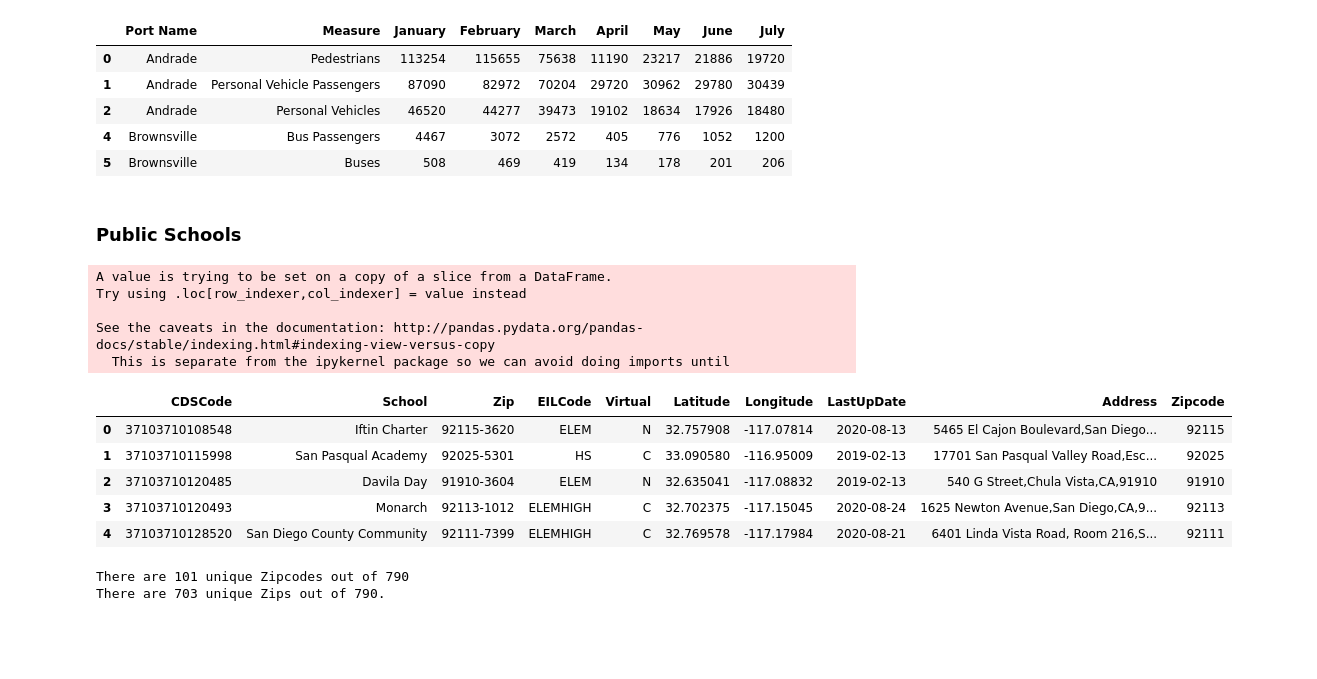
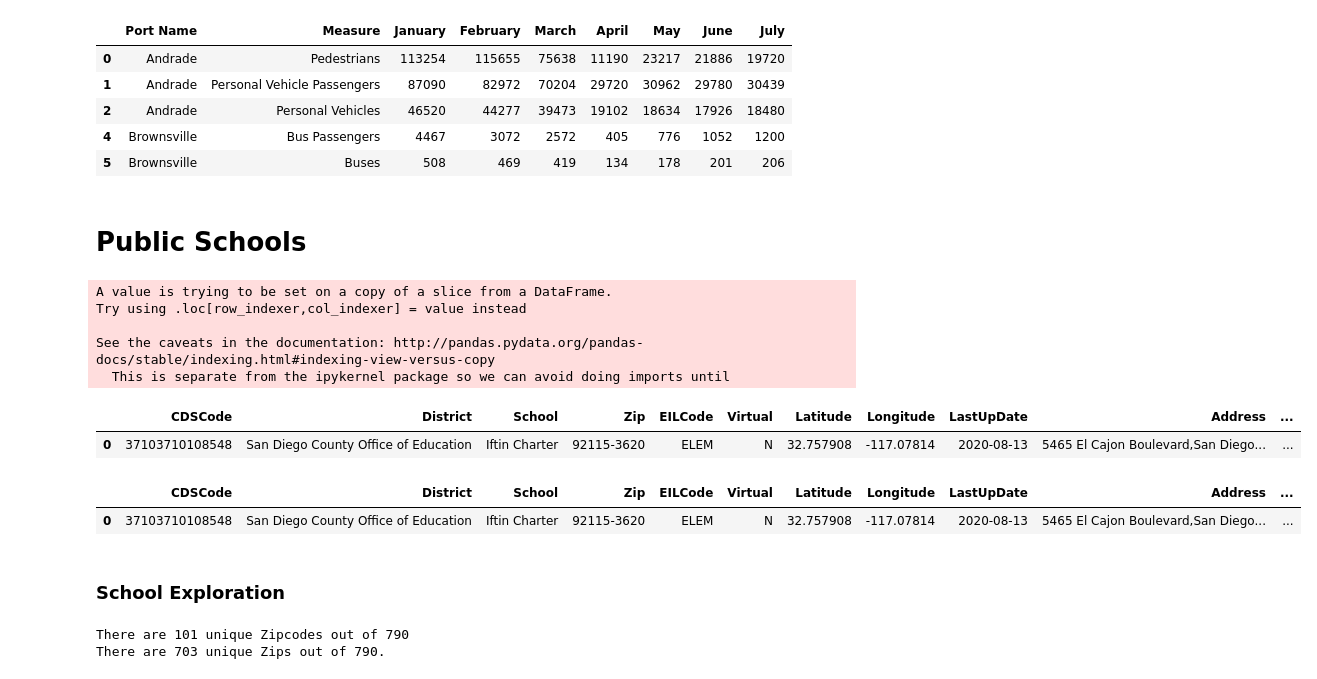
Before and after one commit to renaldyh27/COVID-Cool-for-School, a Jupyter notebook: Everything Cleaned.ipynb, the cells around one changed output. Drawn from its saved outputs; the diff is of its cells as text; code cells hidden in the pictures; blank space fills up the shorter version.

```diff
--- a/Everything Cleaned.ipynb
+++ b/Everything Cleaned.ipynb
@@ -101,7 +98,7 @@ border.head(5)
 | 4 | Brownsville | Bus Passengers | 4467 | 3072 | 2572 | 405 | 776 | 1052 | 1200 |
 | 5 | Brownsville | Buses | 508 | 469 | 419 | 134 | 178 | 201 | 206 |
 # %% [markdown]
-### Public Schools
+# Public Schools
 # %%
 schools = pd.read_csv('Datasets/pubschools_info.csv')
 
@@ -111,8 +108,8 @@ cols_to_drop = ["NCESDist","NCESSchool","StreetAbr","MailStreet","MailStrAbr","M
                "MailZip","MailState","Ext","FaxNumber","Email","Phone","WebSite","CharterNum",
                 "FundingType","DOC","DOCType","EdOpsCode","EdOpsName","Magnet","FederalDFCDistrictID",
                 "AdmFName","AdmLName","AdmEmail","YearRoundYN",'Charter','State',
-                 'District', 'OpenDate',"SOC", "SOCType", "EILName","GSoffered","GSserved",'ClosedDate']
-
+                  'OpenDate',"SOC", "SOCType", "EILName","GSoffered","GSserved",'ClosedDate']
+#District
 schools = schools.drop(cols_to_drop, axis=1)
 # %%
 clean1 = schools.loc[schools['StatusType'] == 'Active'] #Keeps only active schools
@@ -140,11 +137,7 @@ schools = schools.assign(Address = address).drop(["Street",'City'],axis = 1)
 schools = schools.assign(Zipcode = schools['Zip'].str.slice(0,5))
 schools['Zipcode'] = schools['Zipcode'].astype(int)
 # %%
-schools.head(5)
+schools.head(1)
 # %% [output]
-|  | CDSCode | School | Zip | EILCode | Virtual | Latitude | Longitude | LastUpDate | Address | Zipcode |
-| 0 | 37103710108548 | Iftin Charter | 92115-3620 | ELEM | N | 32.757908 | -117.07814 | 2020-08-13 | 5465 El Cajon Boulevard,San Diego... | 92115 |
-| 1 | 37103710115998 | San Pasqual Academy | 92025-5301 | HS | C | 33.090580 | -116.95009 | 2019-02-13 | 17701 San Pasqual Valley Road,Esc... | 92025 |
-| 2 | 37103710120485 | Davila Day | 91910-3604 | ELEM | N | 32.635041 | -117.08832 | 2019-02-13 | 540 G Street,Chula Vista,CA,91910 | 91910 |
-| 3 | 37103710120493 | Monarch | 92113-1012 | ELEMHIGH | C | 32.702375 | -117.15045 | 2020-08-24 | 1625 Newton Avenue,San Diego,CA,9... | 92113 |
-| 4 | 37103710128520 | San Diego County Community | 92111-7399 | ELEMHIGH | C | 32.769578 | -117.17984 | 2020-08-21 | 6401 Linda Vista Road, Room 216,S... | 92111 |
+|  | CDSCode | District | School | Zip | EILCode | Virtual | Latitude | Longitude | LastUpDate | Address | ... |
+| 0 | 37103710108548 | San Diego County Office of Education | Iftin Charter | 92115-3620 | ELEM | N | 32.757908 | -117.07814 | 2020-08-13 | 5465 El Cajon Boulevard,San Diego... | ... |
@@ -151,3 +146,10 @@ schools.head(5)
+# %%
+schools.head(1)
+# %% [output]
+|  | CDSCode | District | School | Zip | EILCode | Virtual | Latitude | Longitude | LastUpDate | Address | ... |
+| 0 | 37103710108548 | San Diego County Office of Education | Iftin Charter | 92115-3620 | ELEM | N | 32.757908 | -117.07814 | 2020-08-13 | 5465 El Cajon Boulevard,San Diego... | ... |
+# %% [markdown]
+### School Exploration
 # %%
 num_schools = len(schools)
 unique_small_zips = schools['Zipcode'].nunique()
```
Also changed, not shown: parts of 24 cells of this notebook, 2 other files.
